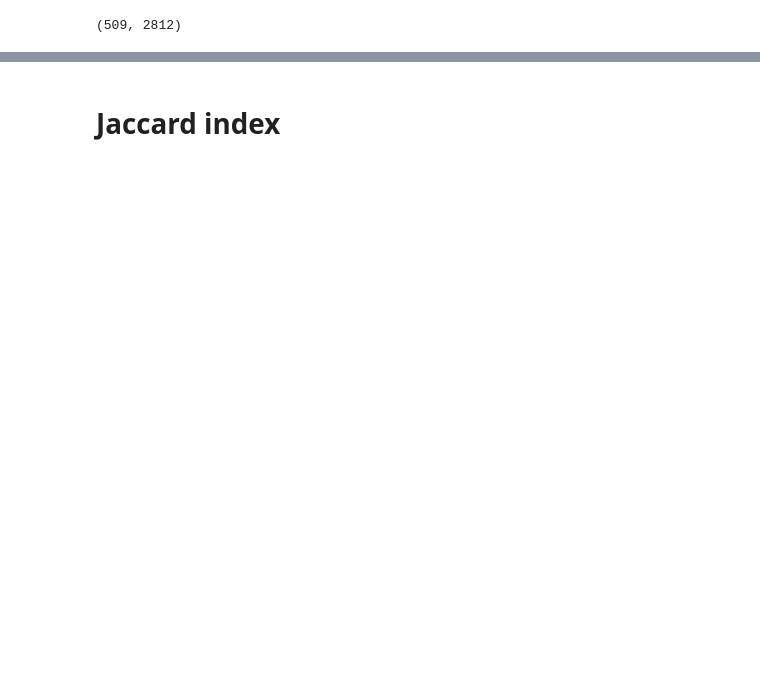
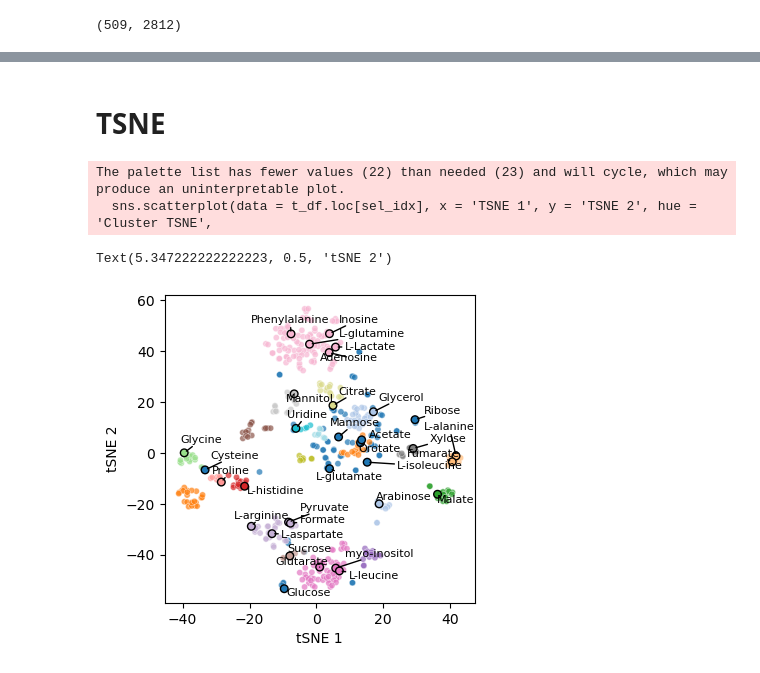
Before and after one commit to sulheim/coexistence, a Jupyter notebook: notebooks/1_growth_phenotyping/1B_choose_carbon_sources.ipynb, the cells around one changed output, grey strips where cells are left out. Drawn from its saved outputs; the diff is of its cells as text; code cells hidden in the pictures; blank space fills up the shorter version.

```diff
--- a/notebooks/1_growth_phenotyping/1B_choose_carbon_sources.ipynb
+++ b/notebooks/1_growth_phenotyping/1B_choose_carbon_sources.ipynb
@@ -12,3 +18,5 @@ gp_folder = Path('../../data/4_growth_phenotyping/')
+# %%
+met_index_dict = df_selected.set_index('BiGG ID')['Metabolite name'].to_dict()
 # %%
 model_universe_fn = gp_folder / 'carveme_universe_bacteria.xml'
 model_universe = cobra.io.read_sbml_model(model_universe_fn)
@@ -191 +153,40 @@ for r_id in carbon_compounds:
+# %% [markdown]
+# TSNE
+# %%
+X_embedded = TSNE(n_components=2, learning_rate='auto',init='random', perplexity=15).fit_transform(bf2)
+# clustering = DBSCAN(eps=2, min_samples=2 ).fit(X_embedded)
+tsne_clust = hdbscan.HDBSCAN()
+tsne_clust.fit(X_embedded)
+
+t_df['TSNE 1'] = X_embedded[:,0]
+t_df['TSNE 2'] = X_embedded[:,1]
+
+clusterer = hdbscan.HDBSCAN()#min_samples=2, min_cluster_size=10, cluster_selection_epsilon = 0.4)
+clusterer.fit(X_embedded)
+t_df['Cluster TSNE'] = clusterer.labels_
+t_df.sort_values(by='Cluster TSNE', inplace = True)
+palette = sns.color_palette('tab20', n_colors = len(t_df['Cluster TSNE'].unique())-1)
+# palette = [(0.8, 0.8, 0.8)] + palette # grey for noise
+hue_order = np.sort(t_df['Cluster TSNE'].unique())
+
+fig, ax = plt.subplots(figsize = (4, 4))
+sel_idx = t_df['Metabolite name'].notnull()
+sns.scatterplot(data = t_df.loc[~sel_idx], x = 'TSNE 1', y = 'TSNE 2', hue = 'Cluster TSNE',
+                hue_order = hue_order, palette = 'tab20', ax = ax, alpha = 0.7, legend = False, s = 20)
+sns.scatterplot(data = t_df.loc[sel_idx], x = 'TSNE 1', y = 'TSNE 2', hue = 'Cluster TSNE',
+                hue_order = hue_order, palette = palette, ax = ax, alpha = 1, legend = False, s = 30, edgecolor = 'k', lw = 1)
+
+texts = []
+for _, row in t_df.loc[sel_idx].iterrows():
+    texts.append(ax.text(row['TSNE 1'], row['TSNE 2'], row['Metabolite name'], fontsize=8, ha='left', va='bottom'))
+
+adjust_text(texts, ax=ax, arrowprops=dict(arrowstyle='-', color='k'))#, expand_points=(1.2, 1.2))
+
+plt.xlabel('tSNE 1')
+plt.ylabel('tSNE 2')
+# %% [output]
+The palette list has fewer values (22) than needed (23) and will cycle, which may produce an uninterpretable plot.
+  sns.scatterplot(data = t_df.loc[sel_idx], x = 'TSNE 1', y = 'TSNE 2', hue = 'Cluster TSNE',
+Text(5.347222222222223, 0.5, 'tSNE 2')
+[figure, added]
 # %%
@@ -199,2 +199,0 @@ df.to_csv('Carbon_compounds_clustered.csv')
-# %% [markdown]
-# Jaccard index
```
Also changed, not shown: parts of 39 cells of this notebook, 1 other file.
